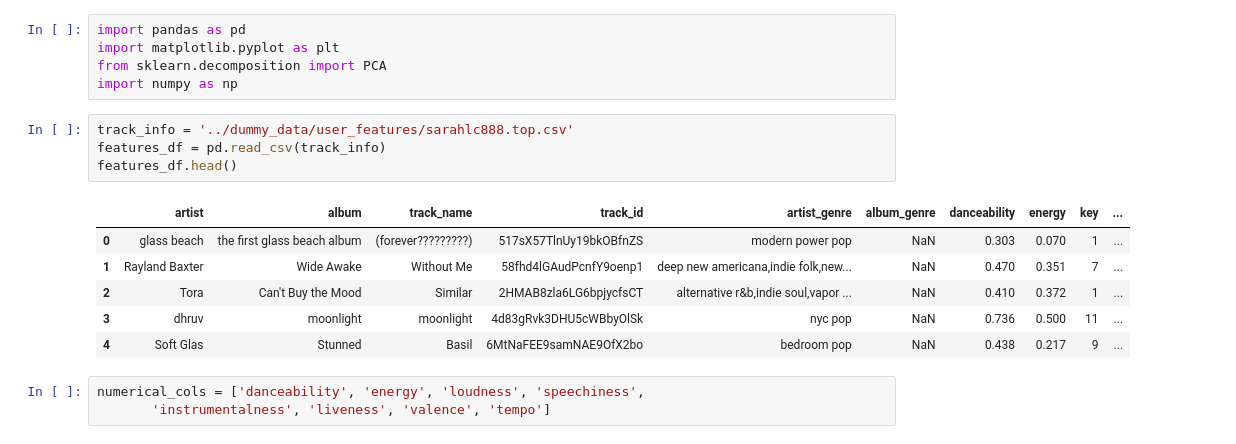
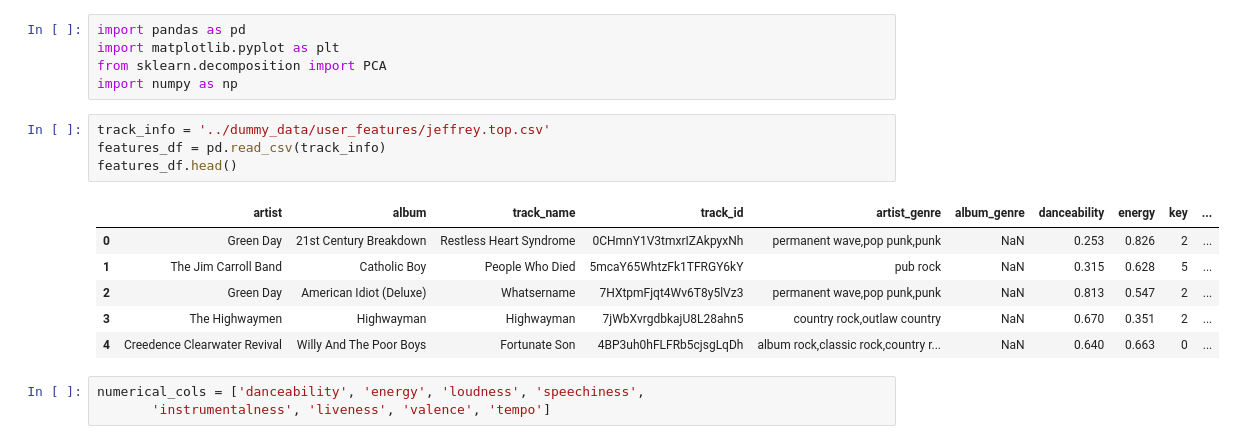
Before and after one commit to PAblueshells/palist, a Jupyter notebook: scratch/user_clustering.ipynb, the cells around one changed output. Drawn from its saved outputs; the diff is of its cells as text.

```diff
--- a/scratch/user_clustering.ipynb
+++ b/scratch/user_clustering.ipynb
@@ -4,16 +4,16 @@ import matplotlib.pyplot as plt
 from sklearn.decomposition import PCA
 import numpy as np
 # %%
-track_info = '../dummy_data/user_features/sarahlc888.top.csv'
+track_info = '../dummy_data/user_features/jeffrey.top.csv'
 features_df = pd.read_csv(track_info)
 features_df.head()
 # %% [output]
 |  | artist | album | track_name | track_id | artist_genre | album_genre | danceability | energy | key | ... |
-| 0 | glass beach | the first glass beach album | (forever?????????) | 517sX57TlnUy19bkOBfnZS | modern power pop | NaN | 0.303 | 0.070 | 1 | ... |
-| 1 | Rayland Baxter | Wide Awake | Without Me | 58fhd4lGAudPcnfY9oenp1 | deep new americana,indie folk,new... | NaN | 0.470 | 0.351 | 7 | ... |
-| 2 | Tora | Can't Buy the Mood | Similar | 2HMAB8zla6LG6bpjycfsCT | alternative r&b,indie soul,vapor ... | NaN | 0.410 | 0.372 | 1 | ... |
-| 3 | dhruv | moonlight | moonlight | 4d83gRvk3DHU5cWBbyOlSk | nyc pop | NaN | 0.736 | 0.500 | 11 | ... |
-| 4 | Soft Glas | Stunned | Basil | 6MtNaFEE9samNAE9OfX2bo | bedroom pop | NaN | 0.438 | 0.217 | 9 | ... |
+| 0 | Green Day | 21st Century Breakdown | Restless Heart Syndrome | 0CHmnY1V3tmxrIZAkpyxNh | permanent wave,pop punk,punk | NaN | 0.253 | 0.826 | 2 | ... |
+| 1 | The Jim Carroll Band | Catholic Boy | People Who Died | 5mcaY65WhtzFk1TFRGY6kY | pub rock | NaN | 0.315 | 0.628 | 5 | ... |
+| 2 | Green Day | American Idiot (Deluxe) | Whatsername | 7HXtpmFjqt4Wv6T8y5lVz3 | permanent wave,pop punk,punk | NaN | 0.813 | 0.547 | 2 | ... |
+| 3 | The Highwaymen | Highwayman | Highwayman | 7jWbXvrgdbkajU8L28ahn5 | country rock,outlaw country | NaN | 0.670 | 0.351 | 2 | ... |
+| 4 | Creedence Clearwater Revival | Willy And The Poor Boys | Fortunate Son | 4BP3uh0hFLFRb5cjsgLqDh | album rock,classic rock,country r... | NaN | 0.640 | 0.663 | 0 | ... |
 # %%
 numerical_cols = ['danceability', 'energy', 'loudness', 'speechiness',
        'instrumentalness', 'liveness', 'valence', 'tempo']
```
Also changed, not shown: parts of 7 cells of this notebook, 6 other files.
